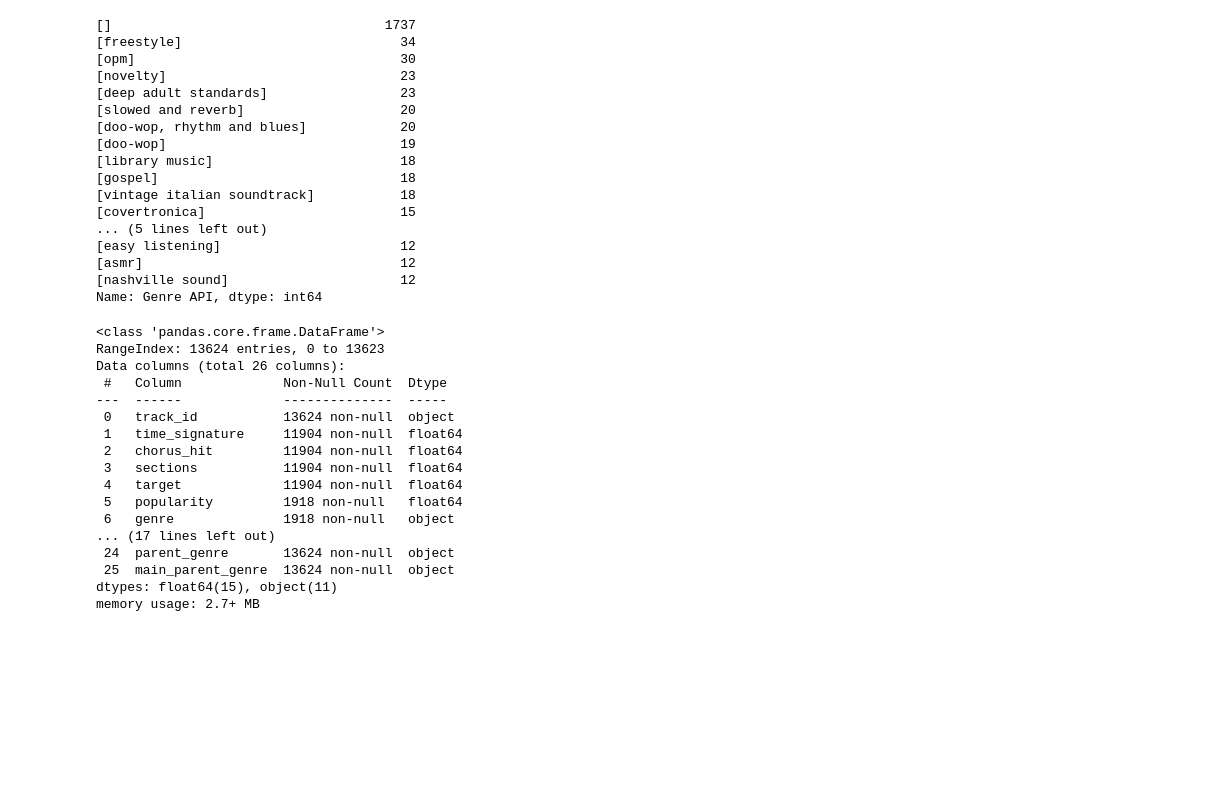
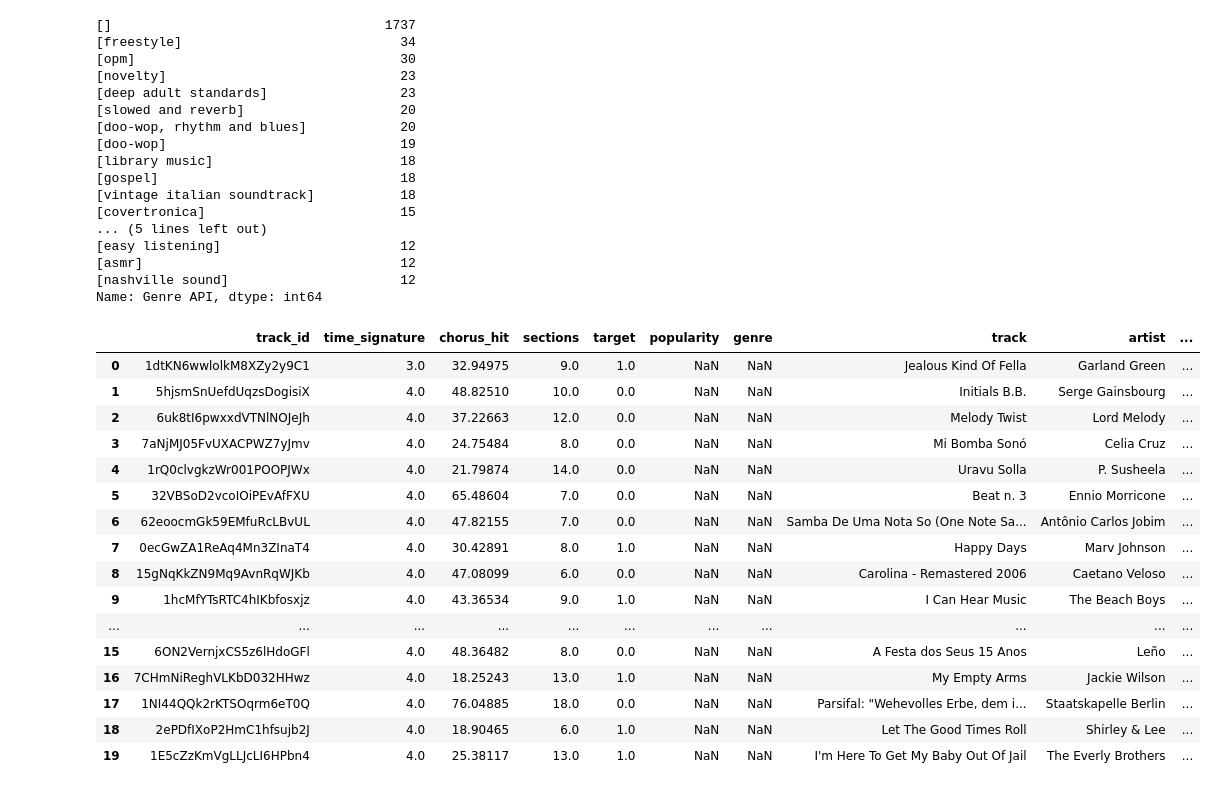
Before and after one commit to mrtz-wssl/spotify-BD, a Jupyter notebook: genre_extractor.ipynb, the cells around one changed output. Drawn from its saved outputs; the diff is of its cells as text; code cells hidden in the pictures; blank space fills up the shorter version.

```diff
--- a/genre_extractor.ipynb
+++ b/genre_extractor.ipynb
@@ -324,23 +324,23 @@ Name: Genre API, dtype: int64
 # %%
 # Adding Other to the parent genre column for all rows without a parent genre in combined dataframe
 combined.loc[combined['main_parent_genre'].isnull(), 'main_parent_genre'] = 'Other'
 
-combined.info()
+combined.head(20)
 # %% [output]
-<class 'pandas.core.frame.DataFrame'>
-RangeIndex: 13624 entries, 0 to 13623
-Data columns (total 26 columns):
- #   Column             Non-Null Count  Dtype
----  ------             --------------  -----
- 0   track_id           13624 non-null  object
- 1   time_signature     11904 non-null  float64
- 2   chorus_hit         11904 non-null  float64
- 3   sections           11904 non-null  float64
- 4   target             11904 non-null  float64
- 5   popularity         1918 non-null   float64
- 6   genre              1918 non-null   object
-... (17 lines left out)
- 24  parent_genre       13624 non-null  object
- 25  main_parent_genre  13624 non-null  object
-dtypes: float64(15), object(11)
-memory usage: 2.7+ MB
+|  | track_id | time_signature | chorus_hit | sections | target | popularity | genre | track | artist | ... |
+| 0 | 1dtKN6wwlolkM8XZy2y9C1 | 3.0 | 32.94975 | 9.0 | 1.0 | NaN | NaN | Jealous Kind Of Fella | Garland Green | ... |
+| 1 | 5hjsmSnUefdUqzsDogisiX | 4.0 | 48.82510 | 10.0 | 0.0 | NaN | NaN | Initials B.B. | Serge Gainsbourg | ... |
+| 2 | 6uk8tI6pwxxdVTNlNOJeJh | 4.0 | 37.22663 | 12.0 | 0.0 | NaN | NaN | Melody Twist | Lord Melody | ... |
+| 3 | 7aNjMJ05FvUXACPWZ7yJmv | 4.0 | 24.75484 | 8.0 | 0.0 | NaN | NaN | Mi Bomba Sonó | Celia Cruz | ... |
+| 4 | 1rQ0clvgkzWr001POOPJWx | 4.0 | 21.79874 | 14.0 | 0.0 | NaN | NaN | Uravu Solla | P. Susheela | ... |
+| 5 | 32VBSoD2vcoIOiPEvAfFXU | 4.0 | 65.48604 | 7.0 | 0.0 | NaN | NaN | Beat n. 3 | Ennio Morricone | ... |
+| 6 | 62eoocmGk59EMfuRcLBvUL | 4.0 | 47.82155 | 7.0 | 0.0 | NaN | NaN | Samba De Uma Nota So (One Note Sa... | Antônio Carlos Jobim | ... |
+| 7 | 0ecGwZA1ReAq4Mn3ZInaT4 | 4.0 | 30.42891 | 8.0 | 1.0 | NaN | NaN | Happy Days | Marv Johnson | ... |
+| 8 | 15gNqKkZN9Mq9AvnRqWJKb | 4.0 | 47.08099 | 6.0 | 0.0 | NaN | NaN | Carolina - Remastered 2006 | Caetano Veloso | ... |
+| 9 | 1hcMfYTsRTC4hIKbfosxjz | 4.0 | 43.36534 | 9.0 | 1.0 | NaN | NaN | I Can Hear Music | The Beach Boys | ... |
+| ... | ... | ... | ... | ... | ... | ... | ... | ... | ... | ... |
+| 15 | 6ON2VernjxCS5z6lHdoGFl | 4.0 | 48.36482 | 8.0 | 0.0 | NaN | NaN | A Festa dos Seus 15 Anos | Leño | ... |
+| 16 | 7CHmNiReghVLKbD032HHwz | 4.0 | 18.25243 | 13.0 | 1.0 | NaN | NaN | My Empty Arms | Jackie Wilson | ... |
+| 17 | 1NI44QQk2rKTSOqrm6eT0Q | 4.0 | 76.04885 | 18.0 | 0.0 | NaN | NaN | Parsifal: "Wehevolles Erbe, dem i... | Staatskapelle Berlin | ... |
+| 18 | 2ePDfIXoP2HmC1hfsujb2J | 4.0 | 18.90465 | 6.0 | 1.0 | NaN | NaN | Let The Good Times Roll | Shirley & Lee | ... |
+| 19 | 1E5cZzKmVgLLJcLI6HPbn4 | 4.0 | 25.38117 | 13.0 | 1.0 | NaN | NaN | I'm Here To Get My Baby Out Of Jail | The Everly Brothers | ... |
```
Also changed, not shown: parts of 1 cell of this notebook, 10 other files.
